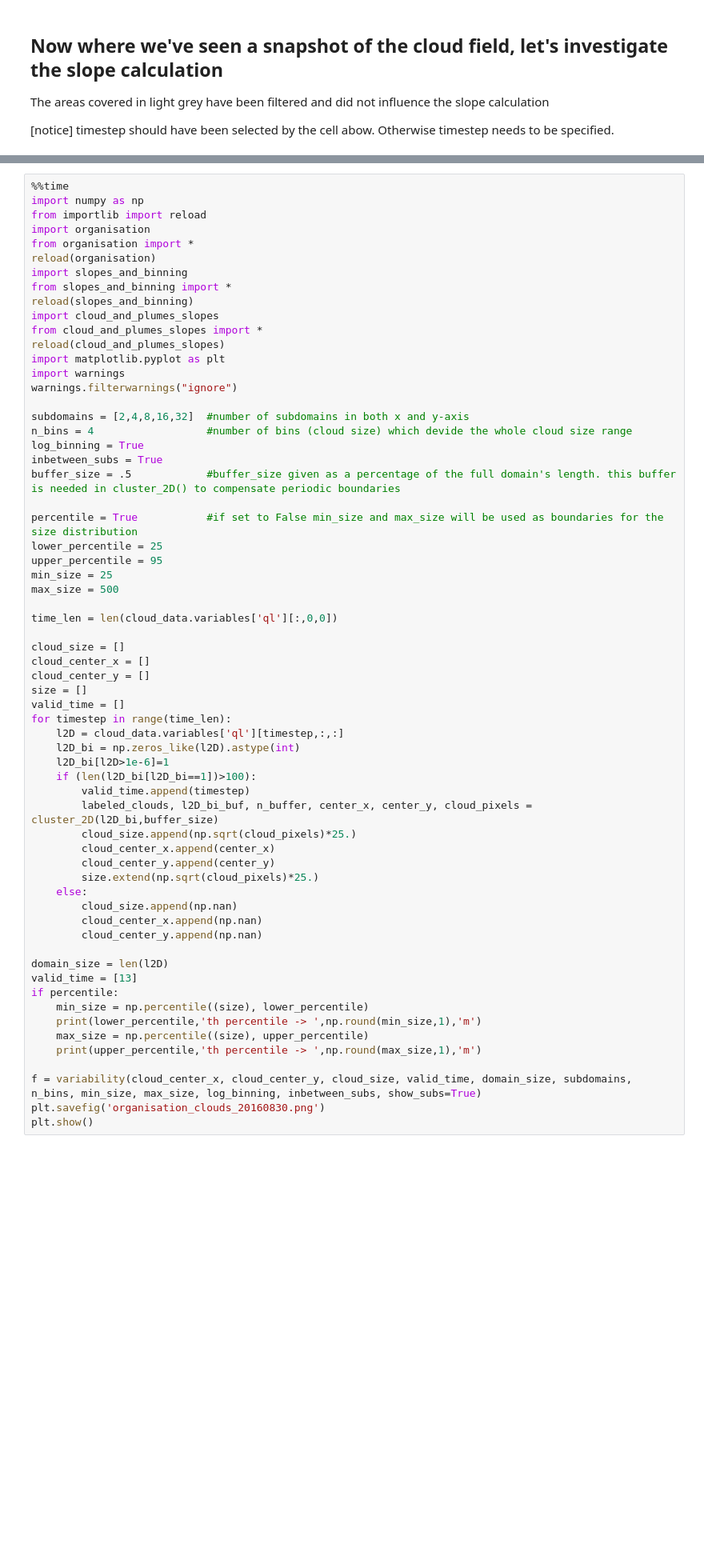
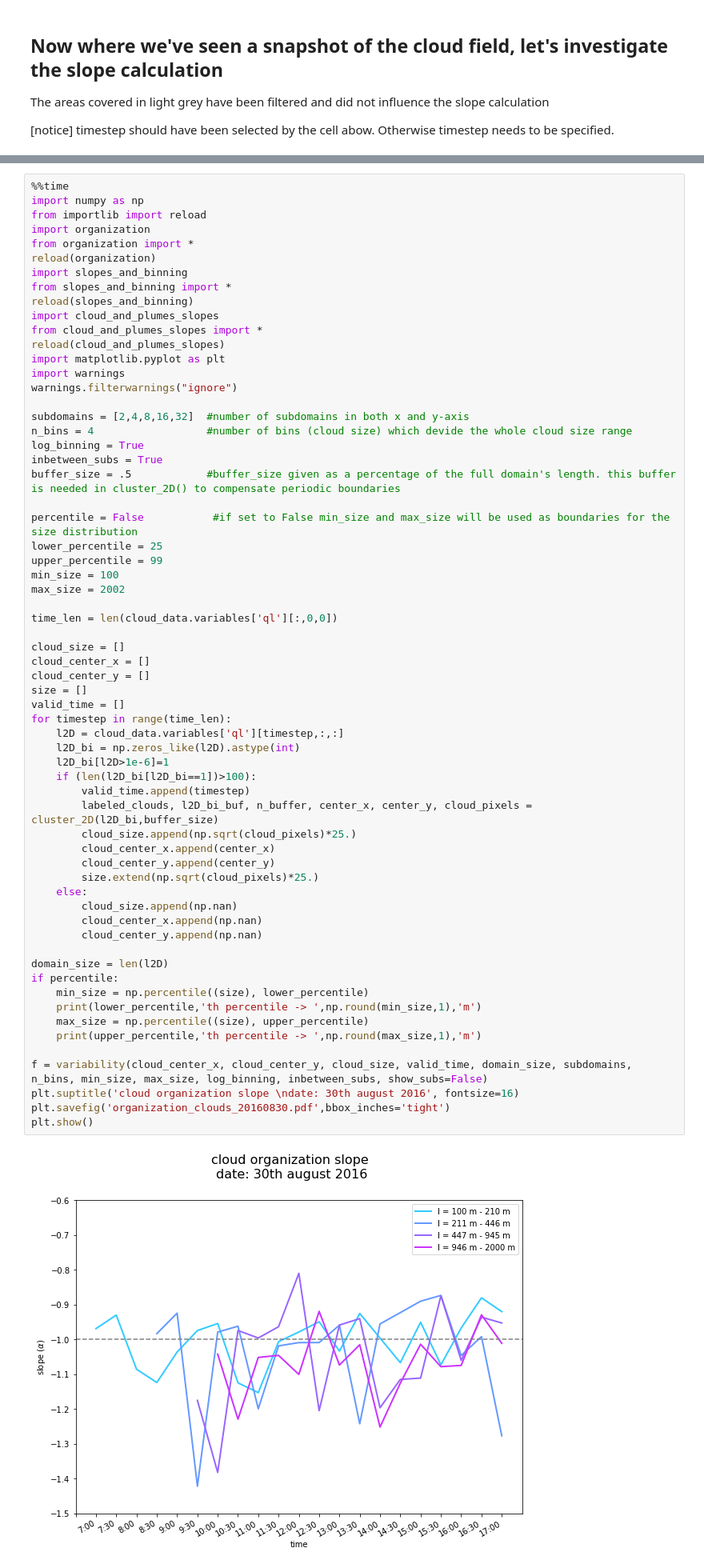
Before and after one commit to tillvondenhoff/SHK_project, a Jupyter notebook: cloudAnalysis.ipynb, the cells around one changed output, grey strips where cells are left out. Shown at 80% size. Drawn from its saved outputs; the diff is of its cells as text; blank space fills up the shorter version.

```diff
--- a/cloudAnalysis.ipynb
+++ b/cloudAnalysis.ipynb
@@ -361,9 +374,9 @@ Wall time: 2 s
 %%time
 import numpy as np
 from importlib import reload
-import organisation
-from organisation import *
-reload(organisation)
+import organization
+from organization import *
+reload(organization)
 import slopes_and_binning
 from slopes_and_binning import *
 reload(slopes_and_binning)
@@ -380,44 +393,45 @@ log_binning = True
 inbetween_subs = True
 buffer_size = .5            #buffer_size given as a percentage of the full domain's length. this buffer is needed in cluster_2D() to compensate periodic boundaries
 
-percentile = True           #if set to False min_size and max_size will be used as boundaries for the size distribution
+percentile = False           #if set to False min_size and max_size will be used as boundaries for the size distribution
 lower_percentile = 25
-upper_percentile = 95
-min_size = 25
-max_size = 500
+upper_percentile = 99
+min_size = 100
+max_size = 2002
 
 time_len = len(cloud_data.variables['ql'][:,0,0])
 
 cloud_size = []
 cloud_center_x = []
 cloud_center_y = []
 size = []
 valid_time = []
 for timestep in range(time_len):
     l2D = cloud_data.variables['ql'][timestep,:,:]
     l2D_bi = np.zeros_like(l2D).astype(int)
     l2D_bi[l2D>1e-6]=1
     if (len(l2D_bi[l2D_bi==1])>100):
         valid_time.append(timestep)
         labeled_clouds, l2D_bi_buf, n_buffer, center_x, center_y, cloud_pixels = cluster_2D(l2D_bi,buffer_size)
         cloud_size.append(np.sqrt(cloud_pixels)*25.)
         cloud_center_x.append(center_x)
         cloud_center_y.append(center_y)
         size.extend(np.sqrt(cloud_pixels)*25.)
     else:
         cloud_size.append(np.nan)
         cloud_center_x.append(np.nan)
         cloud_center_y.append(np.nan)
 
 domain_size = len(l2D)
-valid_time = [13]
 if percentile:
     min_size = np.percentile((size), lower_percentile)
     print(lower_percentile,'th percentile -> ',np.round(min_size,1),'m')
     max_size = np.percentile((size), upper_percentile)
     print(upper_percentile,'th percentile -> ',np.round(max_size,1),'m')
 
-f = variability(cloud_center_x, cloud_center_y, cloud_size, valid_time, domain_size, subdomains, n_bins, min_size, max_size, log_binning, inbetween_subs, show_subs=True)
-plt.savefig('organisation_clouds_20160830.png')
+f = variability(cloud_center_x, cloud_center_y, cloud_size, valid_time, domain_size, subdomains, n_bins, min_size, max_size, log_binning, inbetween_subs, show_subs=False)
+plt.suptitle('cloud organization slope \ndate: 30th august 2016', fontsize=16)
+plt.savefig('organization_clouds_20160830.pdf',bbox_inches='tight')
 plt.show()
 # %% [output]
+[figure, new version]
```
Also changed, not shown: parts of 6 cells of this notebook, 3 other files.
